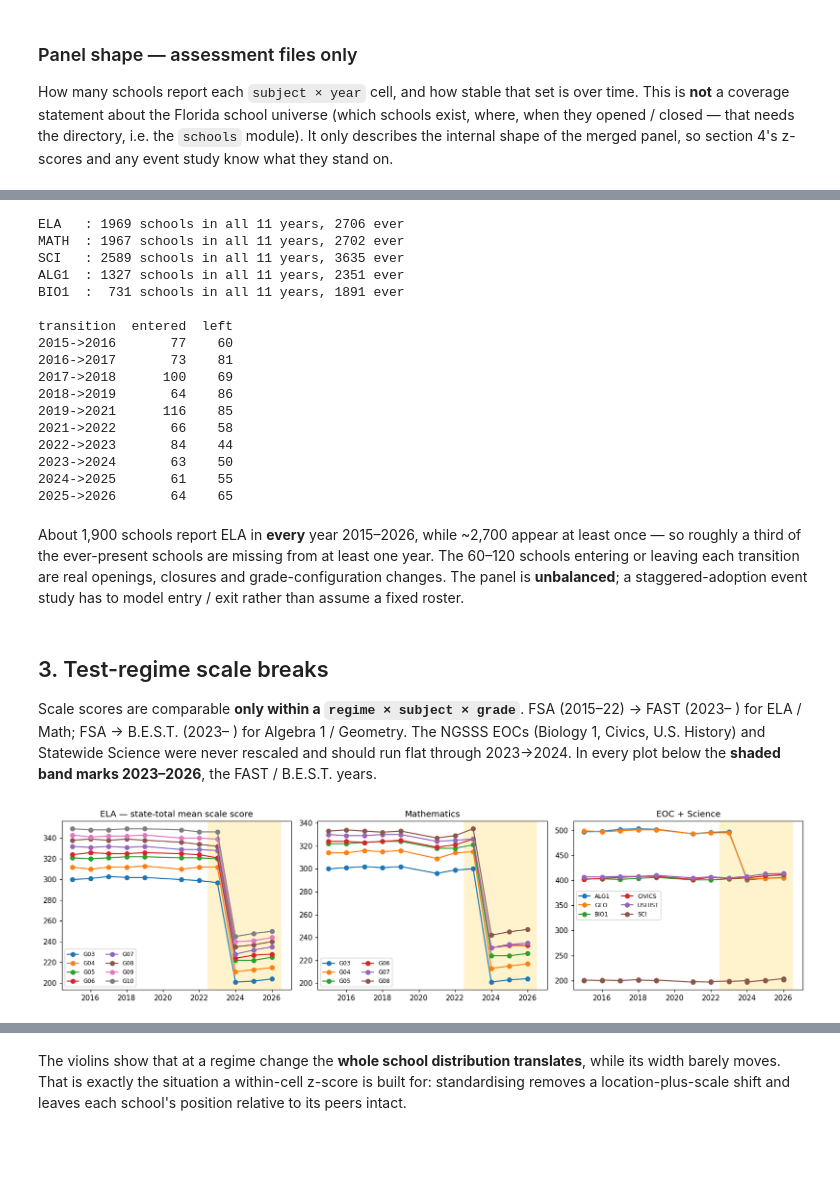
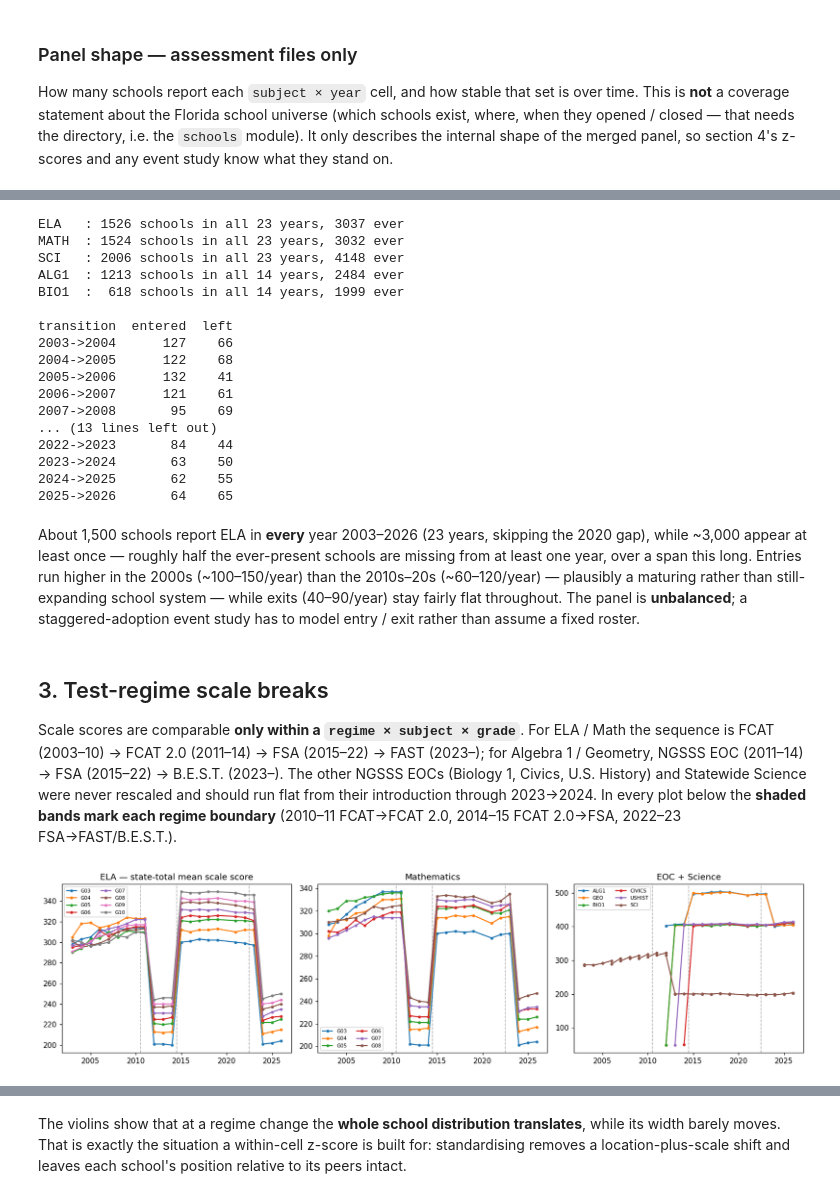
Before and after one commit to felixschulz385/noise-pollution, a Jupyter notebook: src/experiments/florida/assessments.ipynb, the cells around one changed output, grey strips where cells are left out. Cells and saved outputs as stored; diff of their text form; code cells hidden in the pictures; blank space fills up the shorter version.

```diff
--- a/src/experiments/florida/assessments.ipynb
+++ b/src/experiments/florida/assessments.ipynb
@@ -167,6 +208,7 @@ df = raw_long.copy()
 df["subject_label"] = df["subject"].map(SUBJECT_LABEL)
 df["regime"] = [regime(y, s) for y, s in zip(df.year, df.subject)]
 df["retrofitted_2015"] = (df.year == 2015) & df.subject.isin(["ELA", "MATH", "ALG1", "GEO"])
+df["fcat_equivalent_2011"] = (df.year == 2011) & df.subject.isin(["ELA", "MATH"])
 df["cell"] = df.year.astype(str) + "|" + df.subject + "|" + df.grade
 
 state = df[df.is_state_total].copy()
@@ -402,55 +468,68 @@ churn = pd.DataFrame(
 print()
 print(churn.to_string(index=False))
 # %% [output]
-ELA   : 1969 schools in all 11 years, 2706 ever
-MATH  : 1967 schools in all 11 years, 2702 ever
-SCI   : 2589 schools in all 11 years, 3635 ever
-ALG1  : 1327 schools in all 11 years, 2351 ever
-BIO1  :  731 schools in all 11 years, 1891 ever
+ELA   : 1526 schools in all 23 years, 3037 ever
+MATH  : 1524 schools in all 23 years, 3032 ever
+SCI   : 2006 schools in all 23 years, 4148 ever
+ALG1  : 1213 schools in all 14 years, 2484 ever
+BIO1  :  618 schools in all 14 years, 1999 ever
 
 transition  entered  left
-2015->2016       77    60
-2016->2017       73    81
-2017->2018      100    69
-2018->2019       64    86
-2019->2021      116    85
-2021->2022       66    58
+2003->2004      127    66
+2004->2005      122    68
+2005->2006      132    41
+2006->2007      121    61
+2007->2008       95    69
+... (13 lines left out)
 2022->2023       84    44
 2023->2024       63    50
-2024->2025       61    55
+2024->2025       62    55
 2025->2026       64    65
 # %% [markdown]
-About 1,900 schools report ELA in **every** year 2015–2026, while ~2,700 appear
-at least once — so roughly a third of the ever-present schools are missing from
-at least one year. The 60–120 schools entering or leaving each transition are
-real openings, closures and grade-configuration changes. The panel is
+About 1,500 schools report ELA in **every** year 2003–2026 (23 years, skipping
+the 2020 gap), while ~3,000 appear at least once — roughly half the
+ever-present schools are missing from at least one year, over a span this
+long. Entries run higher in the 2000s (~100–150/year) than the 2010s–20s
+(~60–120/year) — plausibly a maturing rather than still-expanding school
+system — while exits (40–90/year) stay fairly flat throughout. The panel is
 **unbalanced**; a staggered-adoption event study has to model entry / exit
 rather than assume a fixed roster.
 # %% [markdown]
 ## 3. Test-regime scale breaks
 
-Scale scores are comparable **only within a `regime × subject × grade`**. FSA
-(2015–22) → FAST (2023– ) for ELA / Math; FSA → B.E.S.T. (2023– ) for Algebra 1
-/ Geometry. The NGSSS EOCs (Biology 1, Civics, U.S. History) and Statewide
-Science were never rescaled and should run flat through 2023→2024. In every
-plot below the **shaded band marks 2023–2026**, the FAST / B.E.S.T. years.
+Scale scores are comparable **only within a `regime × subject × grade`**. For
+ELA / Math the sequence is FCAT (2003–10) → FCAT 2.0 (2011–14) → FSA (2015–22)
+→ FAST (2023–); for Algebra 1 / Geometry, NGSSS EOC (2011–14) → FSA (2015–22)
+→ B.E.S.T. (2023–). The other NGSSS EOCs (Biology 1, Civics, U.S. History) and
+Statewide Science were never rescaled and should run flat from their
+introduction through 2023→2024. In every plot below the **shaded bands mark
+each regime boundary** (2010–11 FCAT→FCAT 2.0, 2014–15 FCAT 2.0→FSA, 2022–23
+FSA→FAST/B.E.S.T.).
 # %%
+REGIME_BOUNDARIES = [2010.5, 2014.5, 2022.5]   # FCAT|FCAT2.0, FCAT2.0|FSA, FSA|FAST-BEST
+
+
+def mark_regimes(ax):
+    for x in REGIME_BOUNDARIES:
+        ax.axvline(x, color="#B0B0B0", lw=1, ls="--", zorder=0)
+
+
 piv = state.pivot_table(index="year", columns=["subject", "grade"], values="mean_scale_score")
 
 fig, axes = plt.subplots(1, 3, figsize=(15, 4))
 for g in piv["ELA"].columns:
-    axes[0].plot(piv.index, piv[("ELA", g)], marker="o", label=f"G{g}")
-axes[0].set_title("ELA — state-total mean scale score"); axes[0].legend(ncol=2, fontsize=8)
+    axes[0].plot(piv.index, piv[("ELA", g)], marker="o", label=f"G{g}", ms=3)
+axes[0].set_title("ELA — state-total mean scale score"); axes[0].legend(ncol=2, fontsize=7)
 for g in piv["MATH"].columns:
-    axes[1].plot(piv.index, piv[("MATH", g)], marker="o", label=f"G{g}")
-axes[1].set_title("Mathematics"); axes[1].legend(ncol=2, fontsize=8)
+    axes[1].plot(piv.index, piv[("MATH", g)], marker="o", label=f"G{g}", ms=3)
+axes[1].set_title("Mathematics"); axes[1].legend(ncol=2, fontsize=7)
 for subj in ["ALG1", "GEO", "BIO1", "CIVICS", "USHIST", "SCI"]:
     col = state[state.subject == subj].set_index("year").mean_scale_score
-    axes[2].plot(col.index, col.values, marker="o", label=subj)
-axes[2].set_title("EOC + Science"); axes[2].legend(ncol=2, fontsize=8)
+    axes[2].plot(col.index, col.values, marker="o", label=subj, ms=3)
+axes[2].set_title("EOC + Science"); axes[2].legend(ncol=2, fontsize=7)
 for a in axes:
-    a.axvspan(2022.5, 2026.5, color="#FFF3CD", zorder=0)
+    mark_regimes(a)
 plt.tight_layout(); plt.show()
 # %% [output]
-[figure, old version]
+[figure, new version]
 # %% [markdown]
```
Also changed, not shown: parts of 28 cells of this notebook, 6 other files.
